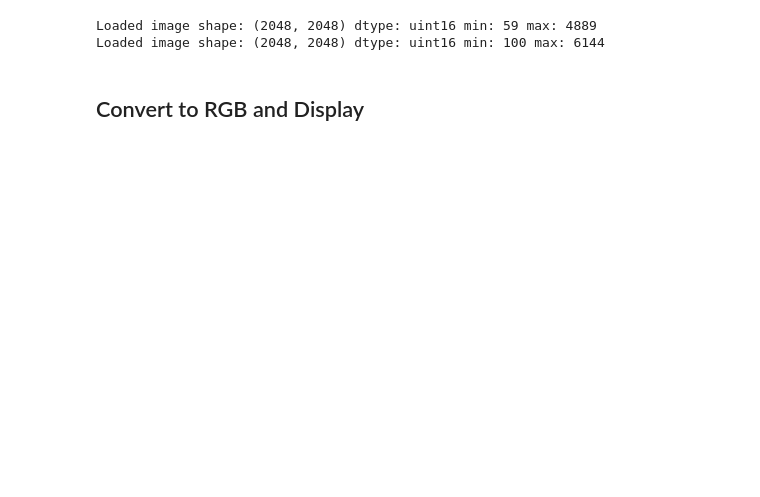
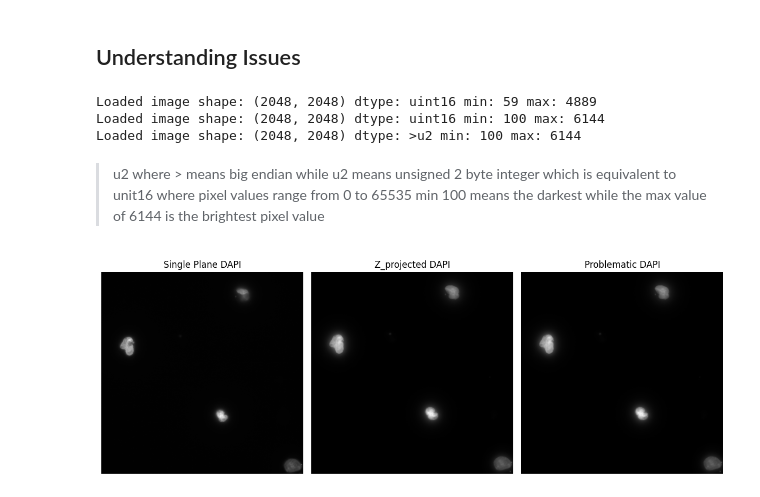
Before and after one commit to UCI-Ding-Lab/FISH-ML2, a Jupyter notebook: testingDAPIIssues.ipynb, the cells around one changed output. Drawn from its saved outputs; the diff is of its cells as text; code cells hidden in the pictures; blank space fills up the shorter version.

Commit message:
testing dapi issues

```diff
--- a/testingDAPIIssues.ipynb
+++ b/testingDAPIIssues.ipynb
@@ -28,17 +53,44 @@ Change the path below to your DAPI/z-projected image.
+# %% [markdown]
+## Understanding Issues
 # %%
-# Provide the path to your image file here
-single_DAPI = pathlib.Path(r'C:\Users\tkpp2\Documents\FISH-ML\FISH-ML\assets\DAPI_issue\MAX_KD1_w1-358 DAPI_s001.tif')  # <-- Change this
-zprojected_DAPI = pathlib.Path(r'C:\Users\tkpp2\Documents\FISH-ML\FISH-ML\assets\DAPI_issue\MAX_KD1_w1-358 reDAPI_s001.tif')
-# Load image using PIL (as in FishGUI)
+single_DAPI = pathlib.Path(r'C:\Users\Hong\FISH-ML2\assets\testing_dapi\MAX_KD1_w1-358 DAPI_s000.tif')
+zprojected_DAPI = pathlib.Path(r'C:\Users\Hong\FISH-ML2\assets\testing_dapi\MAX_KD1_w1-358 reDAPI_s000.tif')
+problematic_DAPI = pathlib.Path(r'C:\Users\Hong\FISH-ML2\assets\testing_dapi\MAX_KD1_w1-358 reDAPI_s001.tif')
+
 single_pil = Image.open(single_DAPI)
 zprojected_pil = Image.open(zprojected_DAPI)
+problematic_pil = Image.open(problematic_DAPI)
 
 single_np = np.array(single_pil)
 print('Loaded image shape:', single_np.shape, 'dtype:', single_np.dtype, 'min:', single_np.min(), 'max:', single_np.max())
 zprojected_np = np.array(zprojected_pil)
 print('Loaded image shape:', zprojected_np.shape, 'dtype:', zprojected_np.dtype, 'min:', zprojected_np.min(), 'max:', zprojected_np.max())
+problematic_np = np.array(problematic_pil)
+print('Loaded image shape:', problematic_np.shape, 'dtype:', problematic_np.dtype, 'min:', problematic_np.min(), 'max:', problematic_np.max())
 # %% [output]
 Loaded image shape: (2048, 2048) dtype: uint16 min: 59 max: 4889
 Loaded image shape: (2048, 2048) dtype: uint16 min: 100 max: 6144
+Loaded image shape: (2048, 2048) dtype: >u2 min: 100 max: 6144
-# %% [markdown]
-## Convert to RGB and Display
+# %% [markdown]
+>u2 where > means big endian while u2 means unsigned 2 byte integer which is equivalent to unit16 where pixel values range from 0 to 65535
+min 100 means the darkest while the max value of 6144 is the brightest pixel value
+# %%
+# Display in graysscale
+
+fig, axes = plt.subplots(1, 3, figsize=(12, 6))
+axes[0].imshow(single_np, cmap='gray')
+axes[0].set_title('Single Plane DAPI')
+axes[0].axis('off')
+
+axes[1].imshow(zprojected_np, cmap='gray')
+axes[1].set_title('Z_projected DAPI')
+axes[1].axis('off')
+
+axes[2].imshow(problematic_np, cmap='gray')
+axes[2].set_title('Problematic DAPI')
+axes[2].axis('off')
+
+plt.tight_layout()
+plt.show()
+# %% [output]
+[figure, added]
```
Also changed, not shown: parts of 28 cells of this notebook, 1 other file.
